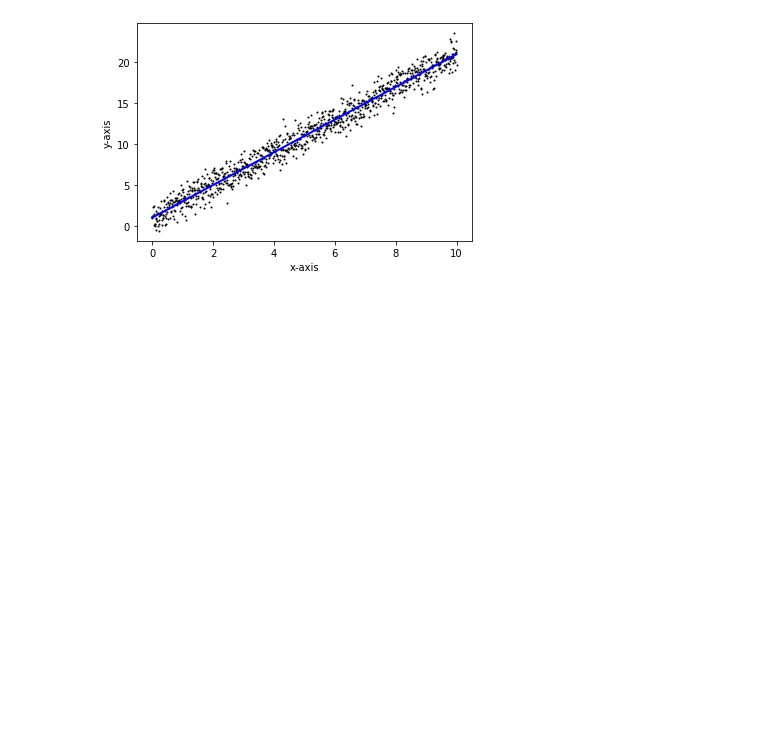
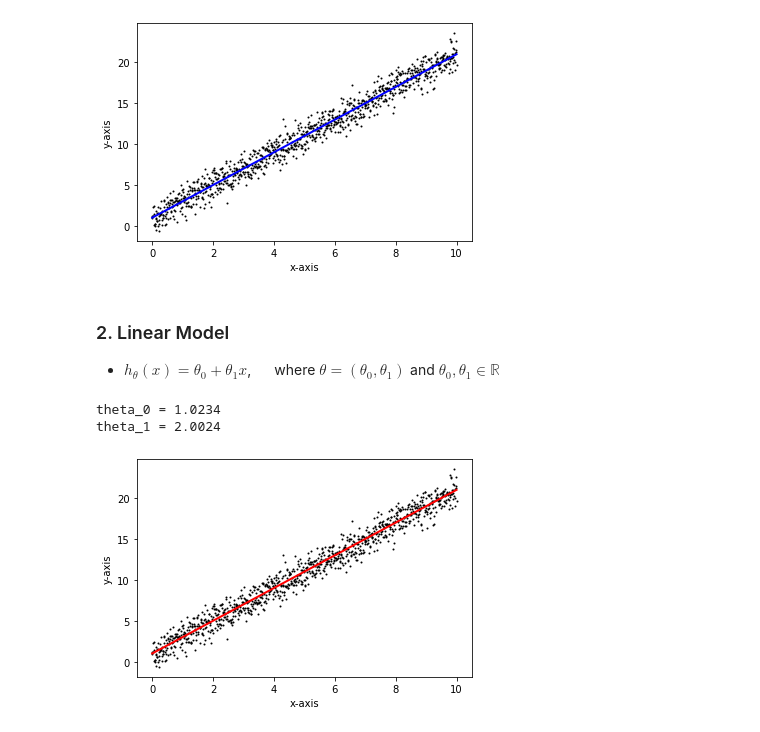
Before and after one commit to Seng-Ly/Matrix-Computation-Class, a Jupyter notebook: assignment/02/assignment02.ipynb, the cells around one changed output. Cells and saved outputs as stored; diff of their text form; code cells hidden in the pictures; blank space fills up the shorter version.

Commit message:
Plotting the output results

```diff
--- a/assignment/02/assignment02.ipynb
+++ b/assignment/02/assignment02.ipynb
@@ -33,3 +33,29 @@ plt.ylabel("y-axis")
 plt.show()
 # %% [output]
 [figure]
+# %% [markdown]
+### 2. Linear Model
+
+- $h_\theta(x) = \theta_0 + \theta_1 x$, $\quad$ where $\theta = (\theta_0, \theta_1)$ and $\theta_0, \theta_1 \in \mathbb{R}$
+# %%
+
+# fy = np.array(y)
+x = np.array(x)
+
+
+theta0 = (sum(y)*sum(x**2) - sum(x)*sum(x*y)) / ( m * sum(x**2) - sum(x)**2)
+theta1 = (m*sum(x*y) - sum(x)*sum(y))/ ( m * sum( x**2 ) - sum(x)**2)
+
+print('theta_0 = %.4f' % theta0)
+print('theta_1 = %.4f' % theta1)
+
+
+plt.plot(x,y,'ko', linewidth=0, markersize=1)
+plt.plot(x, theta0 + theta1 * x,'r', linewidth=2)
+plt.ylabel('y-axis')
+plt.xlabel('x-axis')
+plt.show()
+# %% [output]
+theta_0 = 1.0234
+theta_1 = 2.0024
+[figure, added]
```
